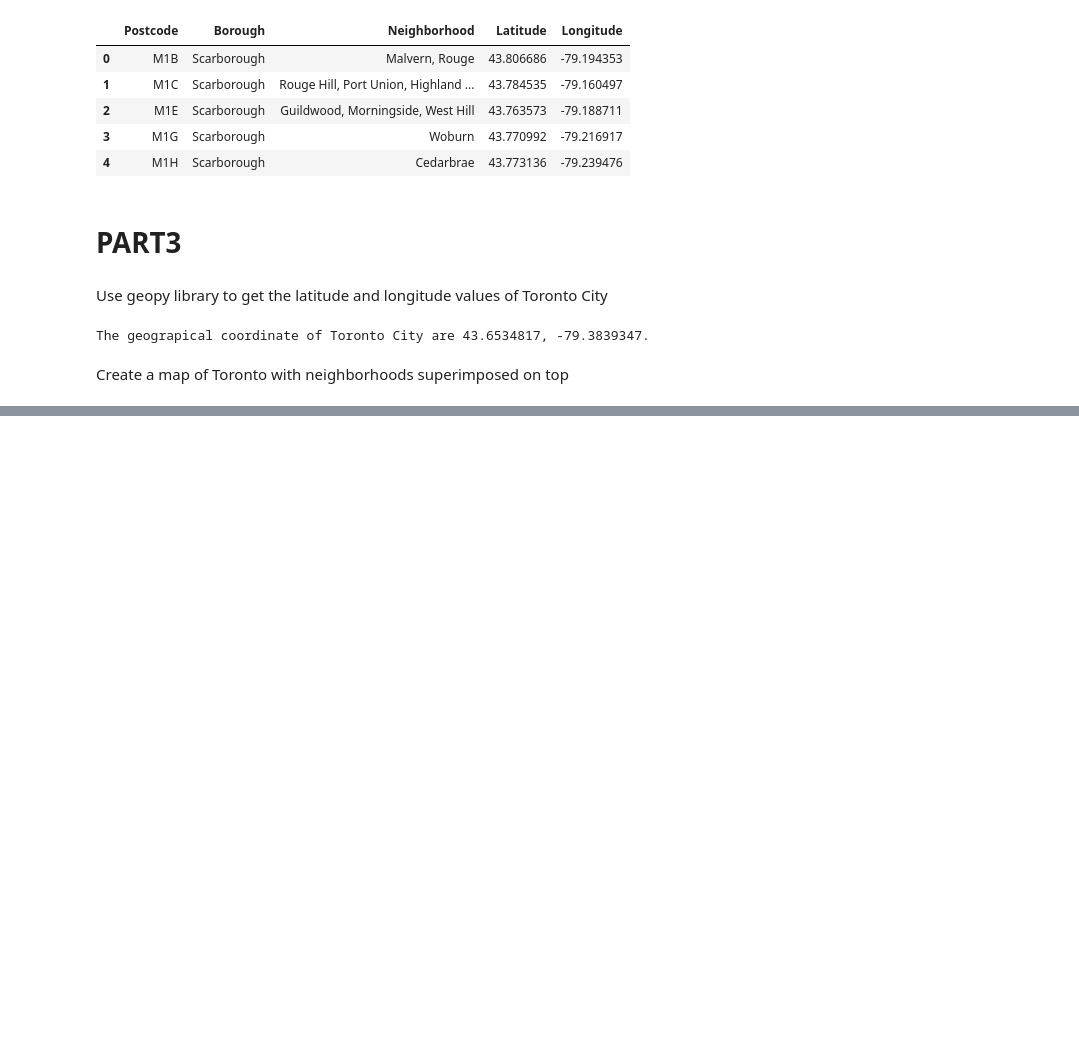
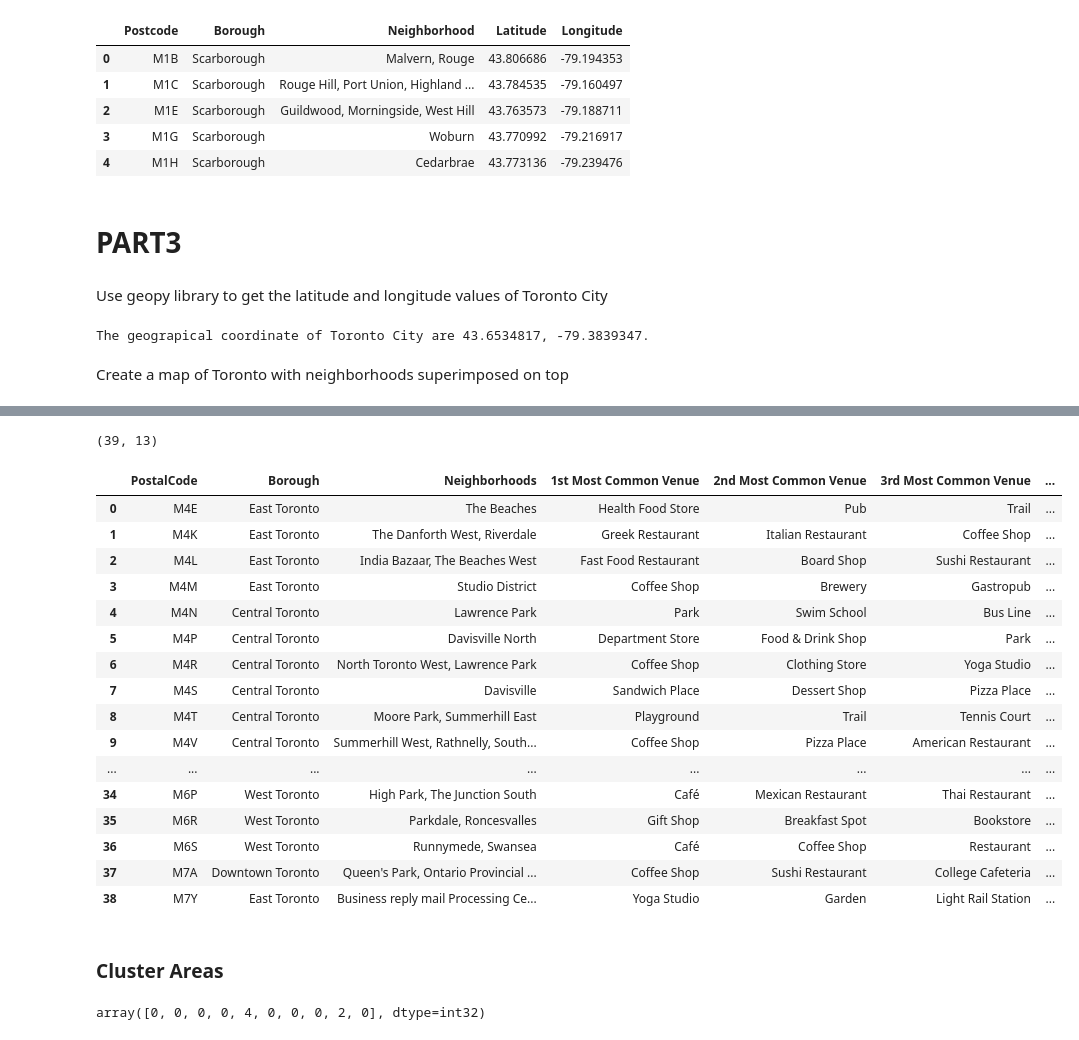
Before and after one commit to Varsha-V3/Coursera_Capstone, a Jupyter notebook: SegmentCluster.ipynb, the cells around one changed output, grey strips where cells are left out. Drawn from its saved outputs; the diff is of its cells as text; code cells hidden in the pictures; blank space fills up the shorter version.

```diff
--- a/SegmentCluster.ipynb
+++ b/SegmentCluster.ipynb
@@ -189,0 +385,63 @@ map_geo
+# %%
+num_top_venues = 10
+
+indicators = ['st', 'nd', 'rd']
+
+# create columns according to number of top venues
+areaColumns = ['PostalCode', 'Borough', 'Neighborhoods']
+freqColumns = []
+for ind in np.arange(num_top_venues):
+    try:
+        freqColumns.append('{}{} Most Common Venue'.format(ind+1, indicators[ind]))
+    except:
+        freqColumns.append('{}th Most Common Venue'.format(ind+1))
+columns = areaColumns+freqColumns
+
+# create a new dataframe
+neighborhoods_venues_sorted = pd.DataFrame(columns=columns)
+neighborhoods_venues_sorted['PostalCode'] = toronto_grouped['PostalCode']
+neighborhoods_venues_sorted['Borough'] = toronto_grouped['Borough']
+neighborhoods_venues_sorted['Neighborhoods'] = toronto_grouped['Neighborhoods']
+
+for ind in np.arange(toronto_grouped.shape[0]):
+    row_categories = toronto_grouped.iloc[ind, :].iloc[3:]
+    row_categories_sorted = row_categories.sort_values(ascending=False)
+    neighborhoods_venues_sorted.iloc[ind, 3:] = row_categories_sorted.index.values[0:num_top_venues]
+
+# neighborhoods_venues_sorted.sort_values(freqColumns, inplace=True)
+print(neighborhoods_venues_sorted.shape)
+neighborhoods_venues_sorted
+# %% [output]
+(39, 13)
+|  | PostalCode | Borough | Neighborhoods | 1st Most Common Venue | 2nd Most Common Venue | 3rd Most Common Venue | ... |
+| 0 | M4E | East Toronto | The Beaches | Health Food Store | Pub | Trail | ... |
+| 1 | M4K | East Toronto | The Danforth West, Riverdale | Greek Restaurant | Italian Restaurant | Coffee Shop | ... |
+| 2 | M4L | East Toronto | India Bazaar, The Beaches West | Fast Food Restaurant | Board Shop | Sushi Restaurant | ... |
+| 3 | M4M | East Toronto | Studio District | Coffee Shop | Brewery | Gastropub | ... |
+| 4 | M4N | Central Toronto | Lawrence Park | Park | Swim School | Bus Line | ... |
+| 5 | M4P | Central Toronto | Davisville North | Department Store | Food & Drink Shop | Park | ... |
+| 6 | M4R | Central Toronto | North Toronto West, Lawrence Park | Coffee Shop | Clothing Store | Yoga Studio | ... |
+| 7 | M4S | Central Toronto | Davisville | Sandwich Place | Dessert Shop | Pizza Place | ... |
+| 8 | M4T | Central Toronto | Moore Park, Summerhill East | Playground | Trail | Tennis Court | ... |
+| 9 | M4V | Central Toronto | Summerhill West, Rathnelly, South... | Coffee Shop | Pizza Place | American Restaurant | ... |
+| ... | ... | ... | ... | ... | ... | ... | ... |
+| 34 | M6P | West Toronto | High Park, The Junction South | Café | Mexican Restaurant | Thai Restaurant | ... |
+| 35 | M6R | West Toronto | Parkdale, Roncesvalles | Gift Shop | Breakfast Spot | Bookstore | ... |
+| 36 | M6S | West Toronto | Runnymede, Swansea | Café | Coffee Shop | Restaurant | ... |
+| 37 | M7A | Downtown Toronto | Queen's Park, Ontario Provincial ... | Coffee Shop | Sushi Restaurant | College Cafeteria | ... |
+| 38 | M7Y | East Toronto | Business reply mail Processing Ce... | Yoga Studio | Garden | Light Rail Station | ... |
+# %% [markdown]
+<h3>Cluster Areas</h3>
+# %%
+# set number of clusters
+kclusters = 5
+
+toronto_grouped_clustering = toronto_grouped.drop(["PostalCode", "Borough", "Neighborhoods"], 1)
+
+# run k-means clustering
+kmeans = KMeans(n_clusters=kclusters, random_state=0).fit(toronto_grouped_clustering)
+
+# check cluster labels generated for each row in the dataframe
+kmeans.labels_[0:10]
+# %% [output]
+array([0, 0, 0, 0, 4, 0, 0, 0, 2, 0], dtype=int32)
```
Also changed, not shown: parts of 22 cells of this notebook.
